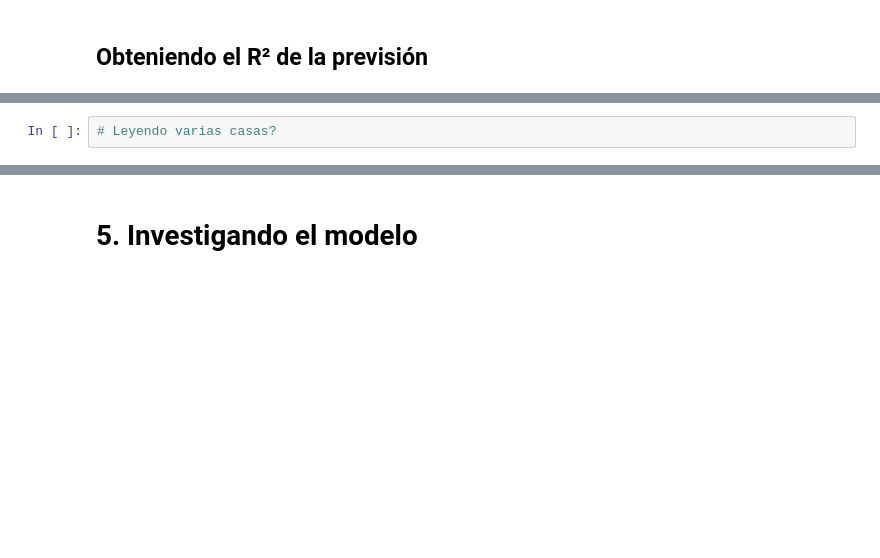
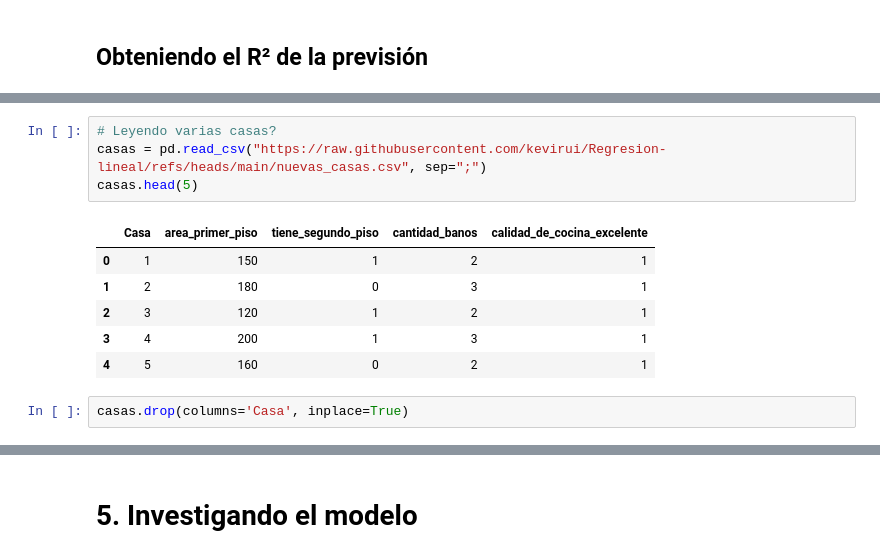
Before and after one commit to kevirui/Regresion-lineal, a Jupyter notebook: precios_de_inmuebles_regresion_lineal.ipynb, the cells around one changed output, grey strips where cells are left out. Drawn from its saved outputs; the diff is of its cells as text; blank space fills up the shorter version.

```diff
--- a/precios_de_inmuebles_regresion_lineal.ipynb
+++ b/precios_de_inmuebles_regresion_lineal.ipynb
@@ -505,7 +550,18 @@ El coeficiente de determinación R2 del Modelo 2: 0.92
 ## Precificando varias casas
 
 <img src="https://i.imgur.com/i0skFlB.jpeg" width="600"/>
-# %%
-# Leyendo varias casas?
+# %%
+# Leyendo varias casas?
+casas = pd.read_csv("https://raw.githubusercontent.com/kevirui/Regresion-lineal/refs/heads/main/nuevas_casas.csv", sep=";")
+casas.head(5)
+# %% [output]
+|  | Casa | area_primer_piso | tiene_segundo_piso | cantidad_banos | calidad_de_cocina_excelente |
+| 0 | 1 | 150 | 1 | 2 | 1 |
+| 1 | 2 | 180 | 0 | 3 | 1 |
+| 2 | 3 | 120 | 1 | 2 | 1 |
+| 3 | 4 | 200 | 1 | 3 | 1 |
+| 4 | 5 | 160 | 0 | 2 | 1 |
+# %%
+casas.drop(columns='Casa', inplace=True)
 # %%
 # Añadiendo una constante
```
Also changed, not shown: parts of 25 cells of this notebook.
